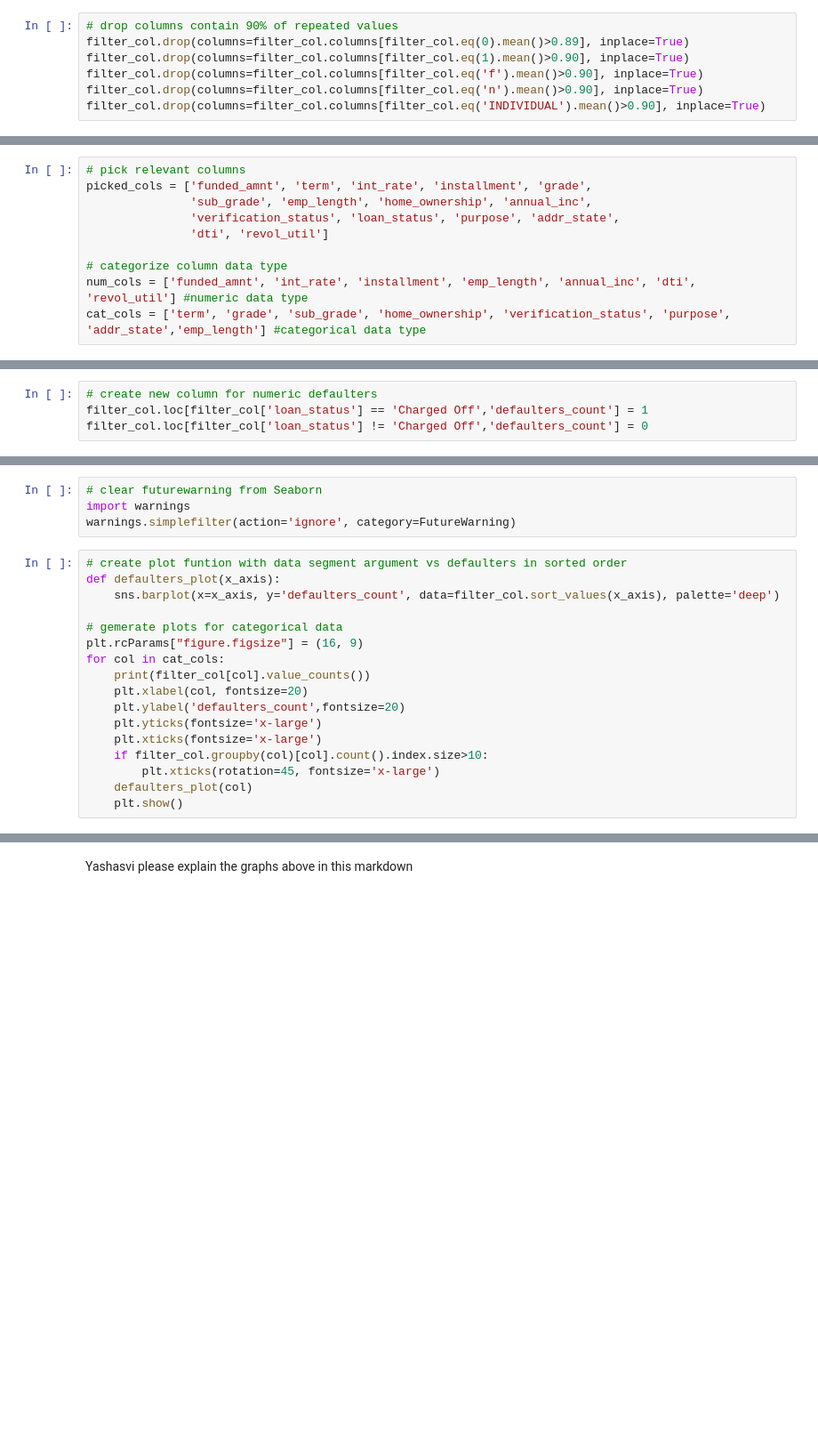
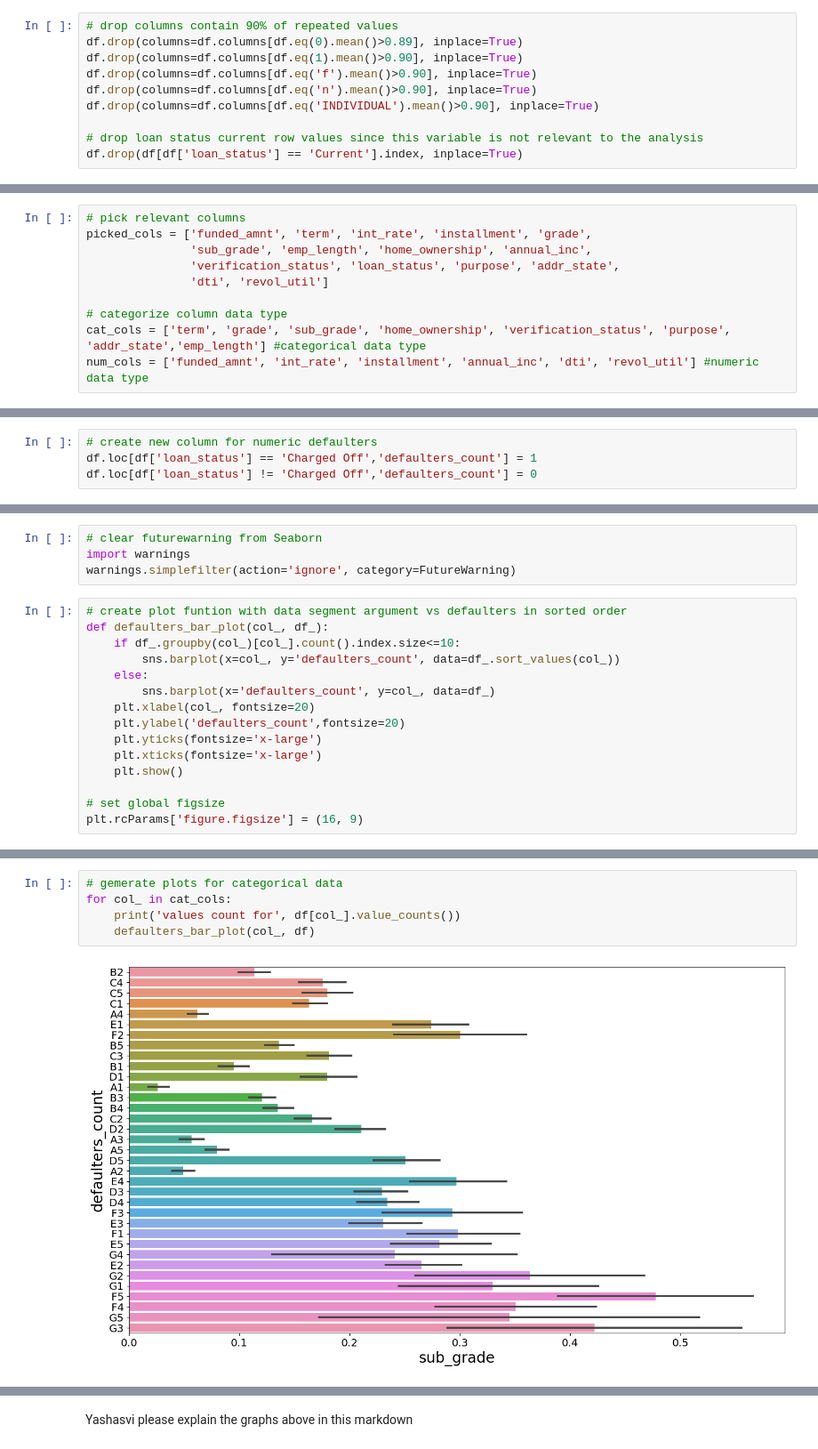
Before and after one commit to 18089/EDA-Case-Study, a Jupyter notebook: EDA.ipynb, the cells around one changed output, grey strips where cells are left out. Shown at 89% size. Saved outputs shown, nothing was run; the diff lists cells and outputs as text; blank space fills up the shorter version.

Commit message:
update: univariate, top category and top single numeric data with highest defauter percentage

```diff
--- a/EDA.ipynb
+++ b/EDA.ipynb
@@ -55,9 +26,12 @@ filter_col.head(100).style
 # %%
 # drop columns contain 90% of repeated values
-filter_col.drop(columns=filter_col.columns[filter_col.eq(0).mean()>0.89], inplace=True)
-filter_col.drop(columns=filter_col.columns[filter_col.eq(1).mean()>0.90], inplace=True)
-filter_col.drop(columns=filter_col.columns[filter_col.eq('f').mean()>0.90], inplace=True)
-filter_col.drop(columns=filter_col.columns[filter_col.eq('n').mean()>0.90], inplace=True)
-filter_col.drop(columns=filter_col.columns[filter_col.eq('INDIVIDUAL').mean()>0.90], inplace=True)
+df.drop(columns=df.columns[df.eq(0).mean()>0.89], inplace=True)
+df.drop(columns=df.columns[df.eq(1).mean()>0.90], inplace=True)
+df.drop(columns=df.columns[df.eq('f').mean()>0.90], inplace=True)
+df.drop(columns=df.columns[df.eq('n').mean()>0.90], inplace=True)
+df.drop(columns=df.columns[df.eq('INDIVIDUAL').mean()>0.90], inplace=True)
+
+# drop loan status current row values since this variable is not relevant to the analysis
+df.drop(df[df['loan_status'] == 'Current'].index, inplace=True)
 # %%
 # reivew data after cleaning
@@ -103,5 +49,5 @@ picked_cols = ['funded_amnt', 'term', 'int_rate', 'installment', 'grade',
                'dti', 'revol_util']
 
 # categorize column data type
-num_cols = ['funded_amnt', 'int_rate', 'installment', 'emp_length', 'annual_inc', 'dti', 'revol_util'] #numeric data type
 cat_cols = ['term', 'grade', 'sub_grade', 'home_ownership', 'verification_status', 'purpose', 'addr_state','emp_length'] #categorical data type
+num_cols = ['funded_amnt', 'int_rate', 'installment', 'annual_inc', 'dti', 'revol_util'] #numeric data type
@@ -108,7 +73,7 @@ cat_cols = ['term', 'grade', 'sub_grade', 'home_ownership', 'verification_status
 # %%
 # create new column for numeric defaulters
-filter_col.loc[filter_col['loan_status'] == 'Charged Off','defaulters_count'] = 1
-filter_col.loc[filter_col['loan_status'] != 'Charged Off','defaulters_count'] = 0
+df.loc[df['loan_status'] == 'Charged Off','defaulters_count'] = 1
+df.loc[df['loan_status'] != 'Charged Off','defaulters_count'] = 0
 # %% [markdown]
 univariate analysis
 # %%
@@ -117,18 +82,16 @@ import warnings
 warnings.simplefilter(action='ignore', category=FutureWarning)
 # %%
 # create plot funtion with data segment argument vs defaulters in sorted order
-def defaulters_plot(x_axis):
-    sns.barplot(x=x_axis, y='defaulters_count', data=filter_col.sort_values(x_axis), palette='deep')
-
-# gemerate plots for categorical data
-plt.rcParams["figure.figsize"] = (16, 9)
-for col in cat_cols:
-    print(filter_col[col].value_counts())
-    plt.xlabel(col, fontsize=20)
+def defaulters_bar_plot(col_, df_):
+    if df_.groupby(col_)[col_].count().index.size<=10:
+        sns.barplot(x=col_, y='defaulters_count', data=df_.sort_values(col_))
+    else:
+        sns.barplot(x='defaulters_count', y=col_, data=df_)
+    plt.xlabel(col_, fontsize=20)
     plt.ylabel('defaulters_count',fontsize=20)
     plt.yticks(fontsize='x-large')
     plt.xticks(fontsize='x-large')
-    if filter_col.groupby(col)[col].count().index.size>10:
-        plt.xticks(rotation=45, fontsize='x-large')
-    defaulters_plot(col)
     plt.show()
+
+# set global figsize
+plt.rcParams['figure.figsize'] = (16, 9)
@@ -200,0 +98,7 @@ Name: count, dtype: int64
+# %%
+# gemerate plots for categorical data
+for col_ in cat_cols:
+    print('values count for', df[col_].value_counts())
+    defaulters_bar_plot(col_, df)
+# %% [output]
+[figure, added]
```
Also changed, not shown: parts of 28 cells of this notebook.
